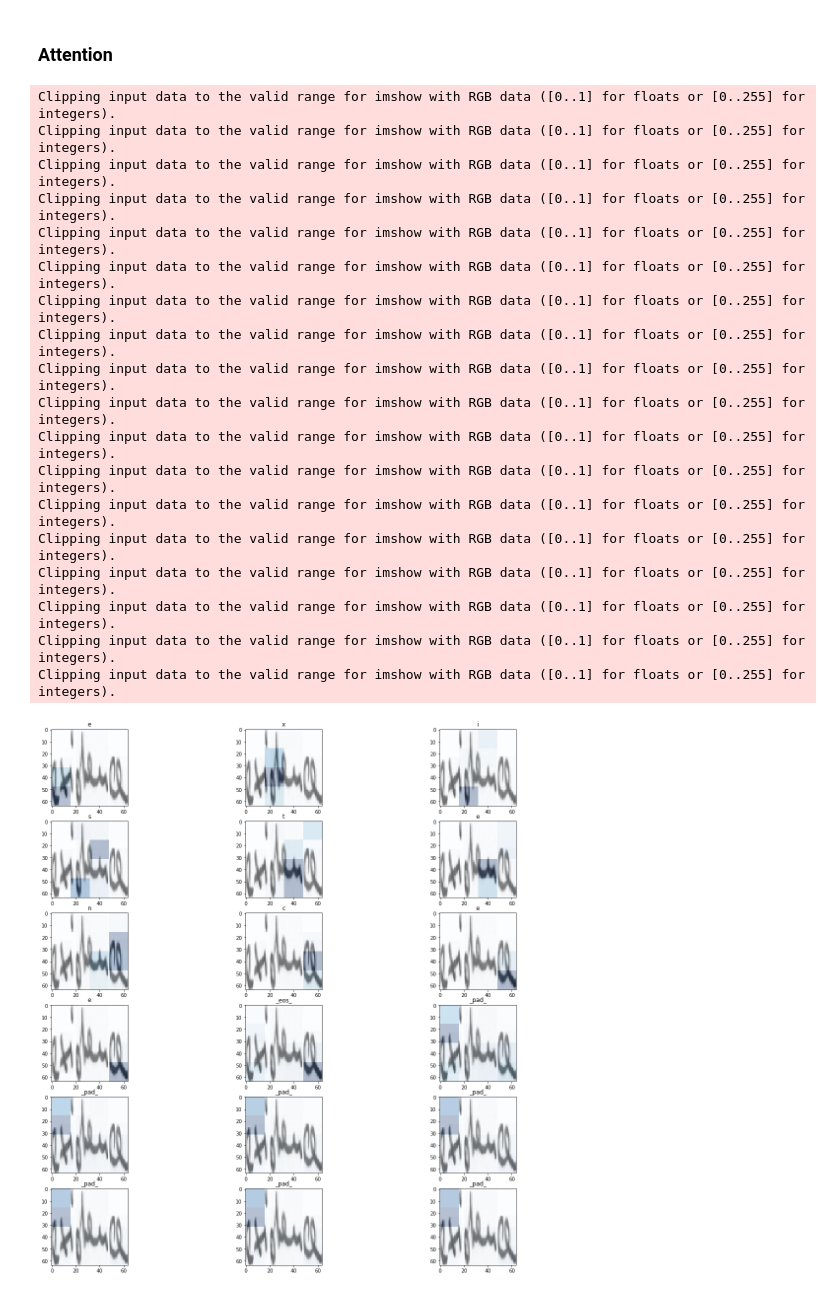
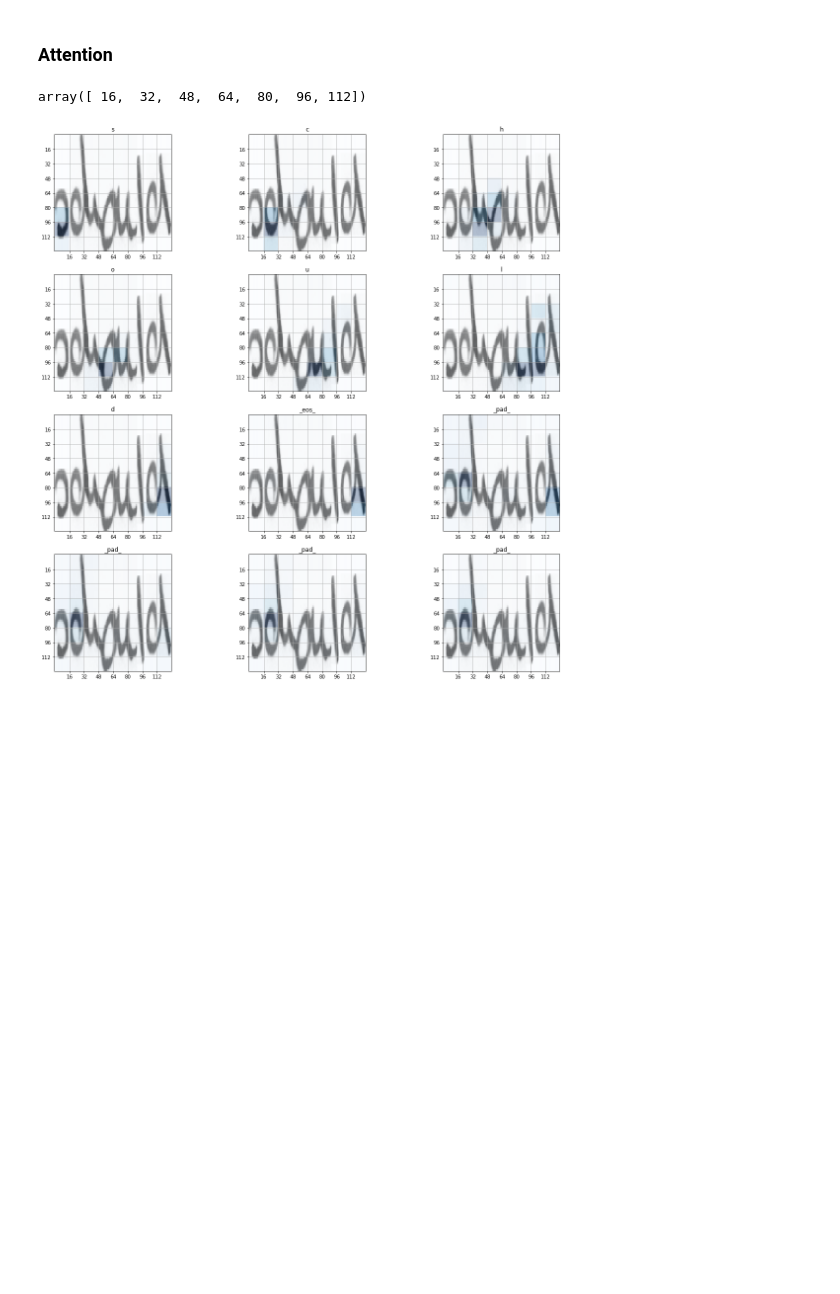
Before and after one commit to ahs8w/Handwriting, a Jupyter notebook: OCR-single-word.ipynb, the cells around one changed output. Drawn from its saved outputs; the diff is of its cells as text; code cells hidden in the pictures; blank space fills up the shorter version.

```diff
--- a/OCR-single-word.ipynb
+++ b/OCR-single-word.ipynb
@@ -406,0 +435,7 @@ learn.load('single-word-0.16cer')
+# %%
+learn.set_data(data)
+# %%
+lr = 1e-3
+learn.fit(lr, 1, cycle_len=1)
+# sz:128
+# 5.724195   5.387444   0.10471
@@ -406,0 +449,6 @@ learn.load('single-word-0.16cer')
+# %%
+learn.fit(lr, 3, cycle_len=1, use_clr=(10,4))
+# sz: 256
+# 2.893894   3.928638   0.068387
+
+learn.save('256_2')
@@ -469,34 +525,27 @@ pred = res[:,idx]
 attn = to_np(attns[:,:,idx])  # first batch
 # %%
 def scale_attn_to_img(att):
-    slices = {64: (4,16), 128: (8,8), 256: (16,4)}
-    c,d = slices[sz]
-    a = att.reshape(c,c)
-    return np.repeat(np.repeat(a,d, axis=0), d, axis=1)
+    num = sz // 16
+    a = att.reshape(num,num)
+    return np.repeat(np.repeat(a,16, axis=0), 16, axis=1)
+# %%
+np.arange(16, sz, 16)
+# %% [output]
+array([ 16,  32,  48,  64,  80,  96, 112])
 # %%
-fig, axes = plt.subplots(6, 3, figsize=(20, 20))
+fig, axes = plt.subplots(4, 3, figsize=(20, 20))
 for i,ax in enumerate(axes.flat):
     a = scale_attn_to_img(attn[i])
     ax.imshow(img, alpha=None)
     ax.imshow(a, cmap='Blues', interpolation='nearest', alpha=0.3)
+
+    # Attention
+    ticks = np.arange(16, sz, 16)
+    ax.set_yticks(ticks, minor=False)
+    ax.set_xticks(ticks, minor=False)
+    ax.yaxis.grid(True)
+    ax.xaxis.grid(True)
+
     ax.set_title(itos[pred[i].item()])
 # %% [output]
-Clipping input data to the valid range for imshow with RGB data ([0..1] for floats or [0..255] for integers).
-Clipping input data to the valid range for imshow with RGB data ([0..1] for floats or [0..255] for integers).
-Clipping input data to the valid range for imshow with RGB data ([0..1] for floats or [0..255] for integers).
-Clipping input data to the valid range for imshow with RGB data ([0..1] for floats or [0..255] for integers).
-Clipping input data to the valid range for imshow with RGB data ([0..1] for floats or [0..255] for integers).
-Clipping input data to the valid range for imshow with RGB data ([0..1] for floats or [0..255] for integers).
-Clipping input data to the valid range for imshow with RGB data ([0..1] for floats or [0..255] for integers).
-Clipping input data to the valid range for imshow with RGB data ([0..1] for floats or [0..255] for integers).
-Clipping input data to the valid range for imshow with RGB data ([0..1] for floats or [0..255] for integers).
-Clipping input data to the valid range for imshow with RGB data ([0..1] for floats or [0..255] for integers).
-Clipping input data to the valid range for imshow with RGB data ([0..1] for floats or [0..255] for integers).
-Clipping input data to the valid range for imshow with RGB data ([0..1] for floats or [0..255] for integers).
-Clipping input data to the valid range for imshow with RGB data ([0..1] for floats or [0..255] for integers).
-Clipping input data to the valid range for imshow with RGB data ([0..1] for floats or [0..255] for integers).
-Clipping input data to the valid range for imshow with RGB data ([0..1] for floats or [0..255] for integers).
-Clipping input data to the valid range for imshow with RGB data ([0..1] for floats or [0..255] for integers).
-Clipping input data to the valid range for imshow with RGB data ([0..1] for floats or [0..255] for integers).
-Clipping input data to the valid range for imshow with RGB data ([0..1] for floats or [0..255] for integers).
-[figure, old version]
+[figure, new version]
```
Also changed, not shown: parts of 19 cells of this notebook.
